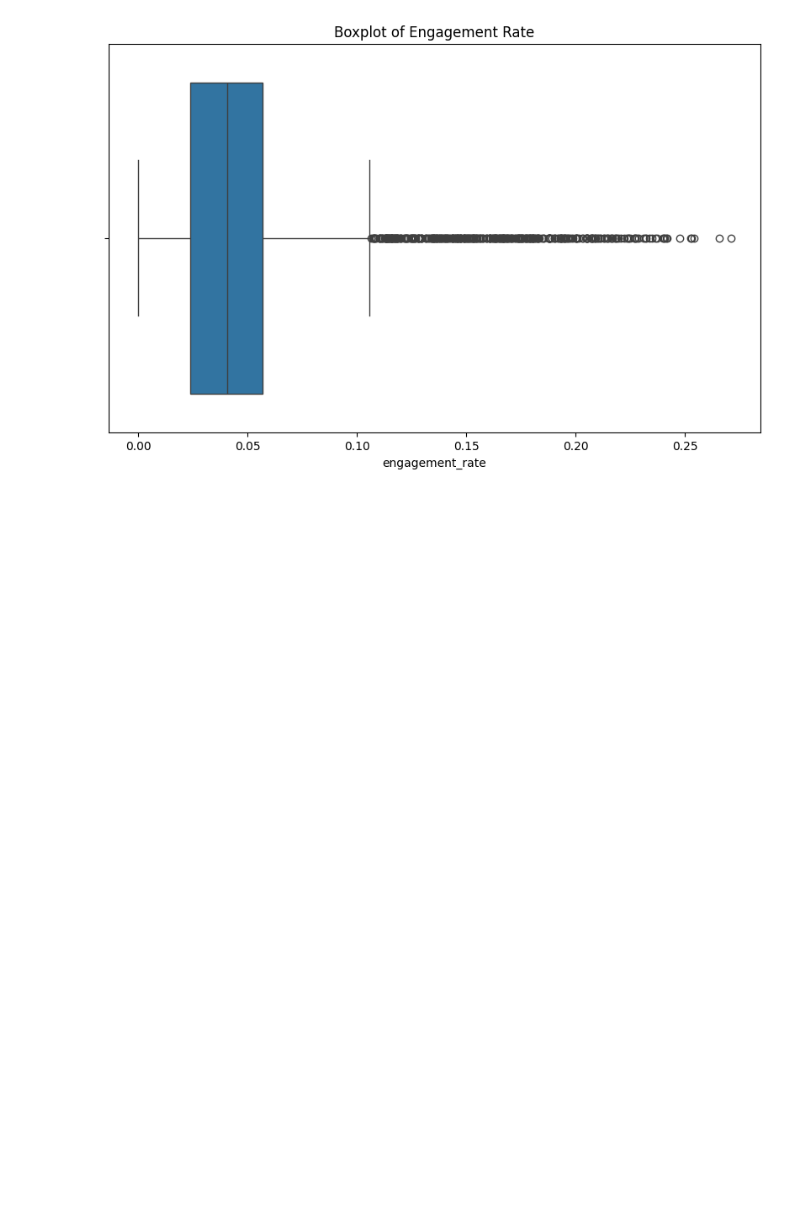
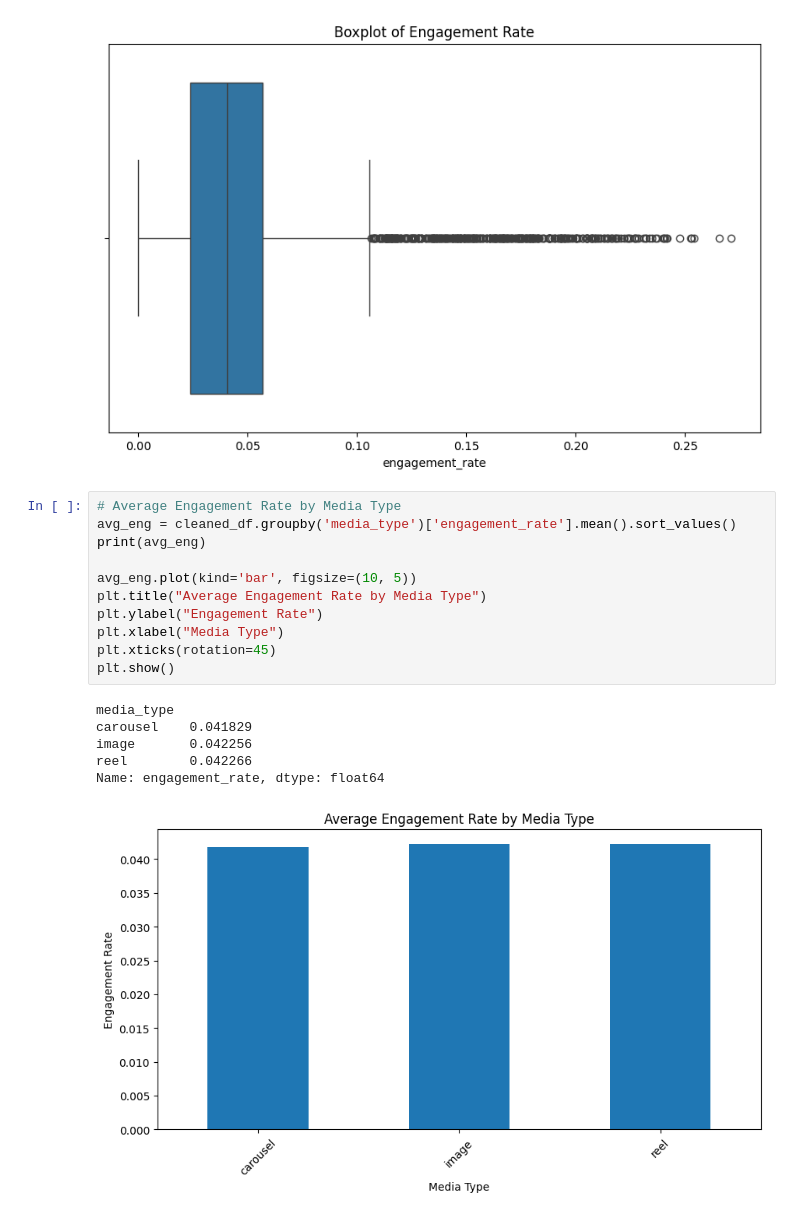
Before and after one commit to RajithmaHaseli/Instagram-Engagement-Analysis, a Jupyter notebook: instagram_analysis (1).ipynb, the cells around one changed output. Drawn from its saved outputs; the diff is of its cells as text; blank space fills up the shorter version.

Commit message:
Average by Group

```diff
--- a/instagram_analysis (1).ipynb
+++ b/instagram_analysis (1).ipynb
@@ -144,3 +144,21 @@ plt.show()
 # %% [output]
 [figure]
 [figure]
+# %%
+# Average Engagement Rate by Media Type
+avg_eng = cleaned_df.groupby('media_type')['engagement_rate'].mean().sort_values()
+print(avg_eng)
+
+avg_eng.plot(kind='bar', figsize=(10, 5))
+plt.title("Average Engagement Rate by Media Type")
+plt.ylabel("Engagement Rate")
+plt.xlabel("Media Type")
+plt.xticks(rotation=45)
+plt.show()
+# %% [output]
+media_type
+carousel    0.041829
+image       0.042256
+reel        0.042266
+Name: engagement_rate, dtype: float64
+[figure, added]
```
